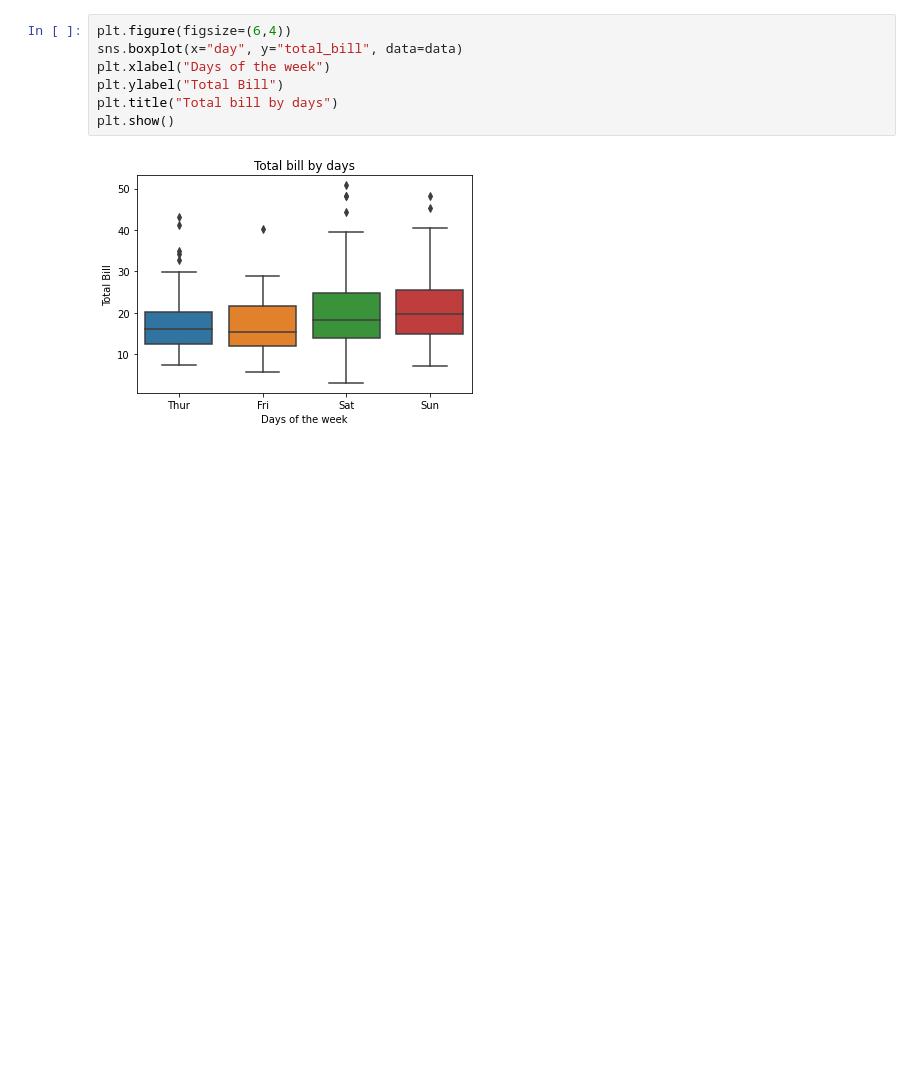
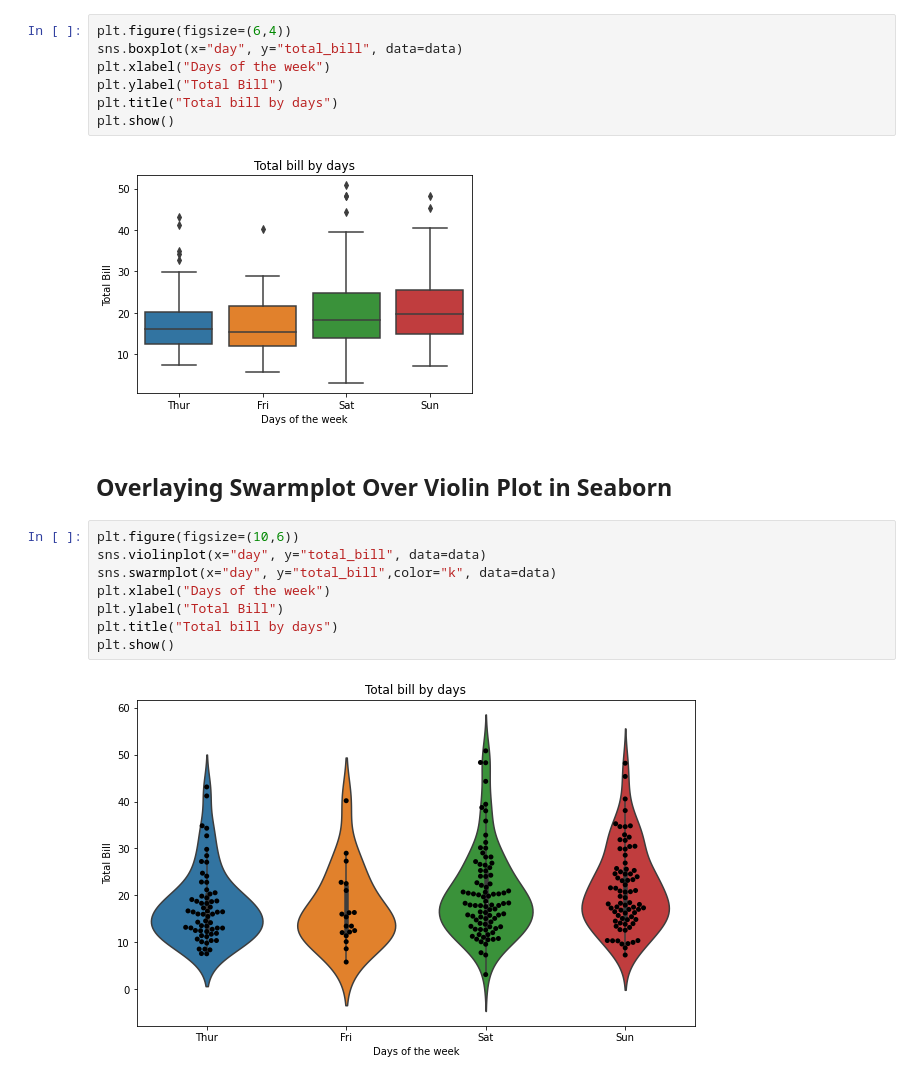
Before and after one commit to HumphreyKn/Python_Bar, a Jupyter notebook: Violin plots.ipynb, the cells around one changed output. Cells and saved outputs as stored; diff of their text form; blank space fills up the shorter version.

Commit message:
Added a swarm plot

```diff
--- a/Violin plots.ipynb
+++ b/Violin plots.ipynb
@@ -67,3 +67,15 @@ plt.title("Total bill by days")
 plt.show()
 # %% [output]
 [figure]
+# %% [markdown]
+## Overlaying Swarmplot Over Violin Plot in Seaborn
+# %%
+plt.figure(figsize=(10,6))
+sns.violinplot(x="day", y="total_bill", data=data)
+sns.swarmplot(x="day", y="total_bill",color="k", data=data)
+plt.xlabel("Days of the week")
+plt.ylabel("Total Bill")
+plt.title("Total bill by days")
+plt.show()
+# %% [output]
+[figure, added]
```
